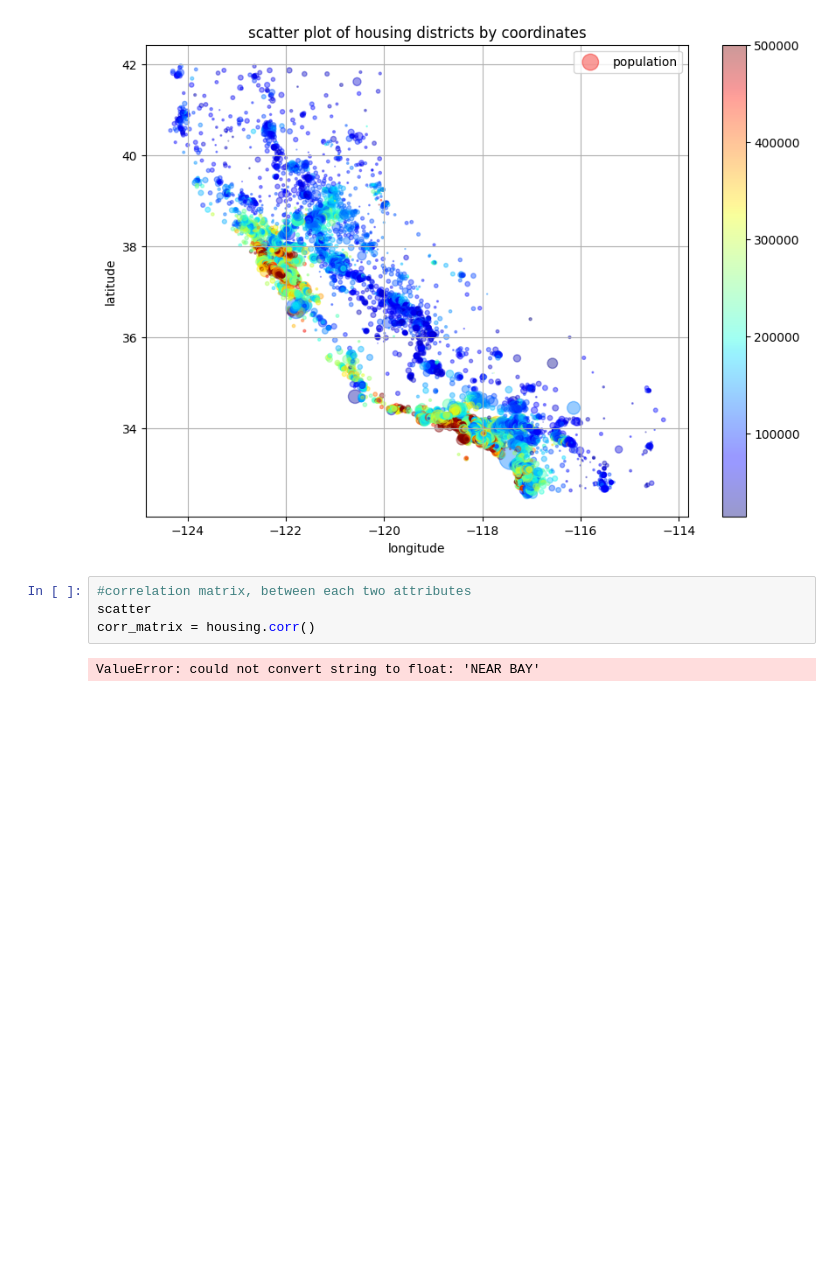
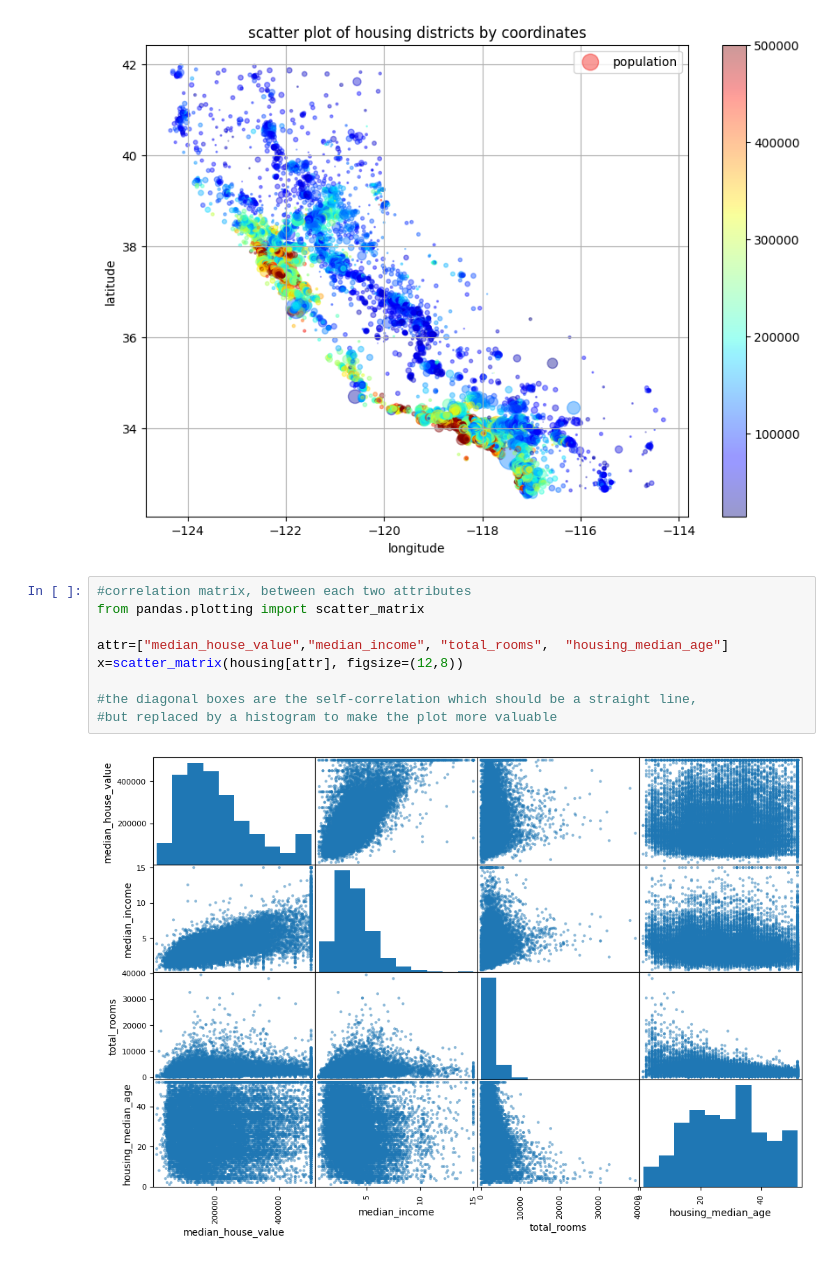
Before and after one commit to snakosan/machinelearning, a Jupyter notebook: Ch2_Orielly/Ch2 Orielly.ipynb, the cells around one changed output. Drawn from its saved outputs; the diff is of its cells as text; blank space fills up the shorter version.

```diff
--- a/Ch2_Orielly/Ch2 Orielly.ipynb
+++ b/Ch2_Orielly/Ch2 Orielly.ipynb
@@ -127,9 +129,14 @@ plt.title('scatter plot of housing districts by coordinates')
 # %% [output]
 Text(0.5, 1.0, 'scatter plot of housing districts by coordinates')
 [figure]
-# %%
-#correlation matrix, between each two attributes
-scatter
-corr_matrix = housing.corr()
-# %% [output]
-ValueError: could not convert string to float: 'NEAR BAY'
+# %%
+#correlation matrix, between each two attributes
+from pandas.plotting import scatter_matrix
+
+attr=["median_house_value","median_income", "total_rooms",  "housing_median_age"]
+x=scatter_matrix(housing[attr], figsize=(12,8))
+
+#the diagonal boxes are the self-correlation which should be a straight line,
+#but replaced by a histogram to make the plot more valuable
+# %% [output]
+[figure, added]
```
Also changed, not shown: parts of 5 cells of this notebook, 1 other file.
